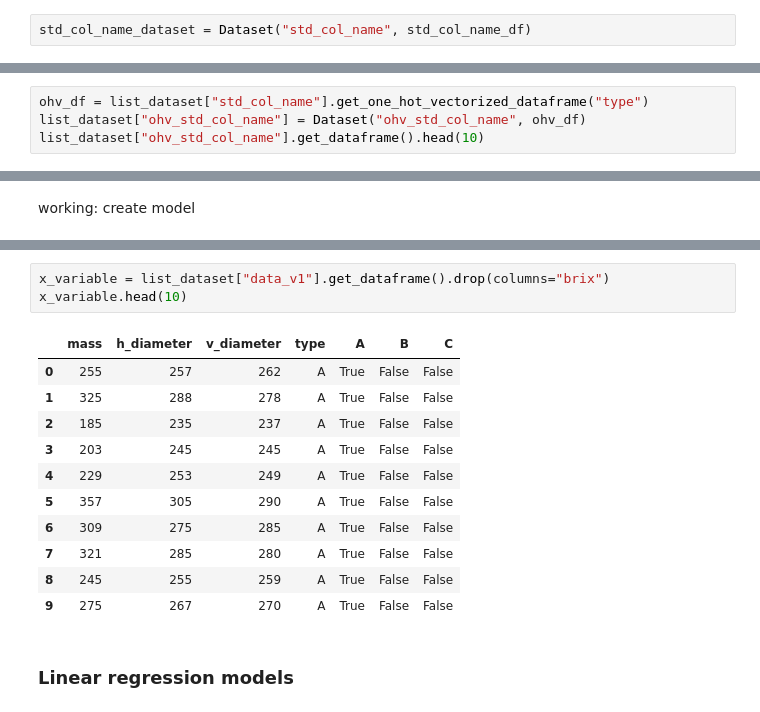
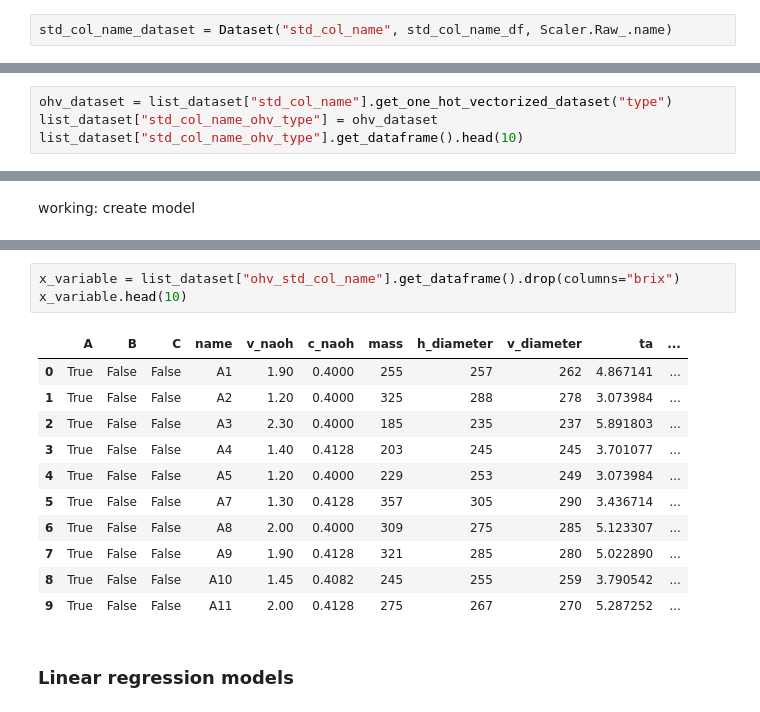
Before and after one commit to DucTrung1802/DS, a Jupyter notebook: Orange/orange.ipynb, the cells around one changed output, grey strips where cells are left out. Saved outputs shown, nothing was run; the diff lists cells and outputs as text.

```diff
--- a/Orange/orange.ipynb
+++ b/Orange/orange.ipynb
@@ -412,7 +429,7 @@ std_col_name_df.head(10)
 | 8 | A10 | 1.45 | 0.4082 | 245 | 255 | 259 | 9.5 | 3.790542 | 2.506238 | 5.709458 |
 | 9 | A11 | 2.00 | 0.4128 | 275 | 267 | 270 | 10.5 | 5.287252 | 1.985909 | 5.212748 |
 # %%
-std_col_name_dataset = Dataset("std_col_name", std_col_name_df)
+std_col_name_dataset = Dataset("std_col_name", std_col_name_df, Scaler.Raw_.name)
 # %%
 print(std_col_name_dataset.categorical_cols)
 print(std_col_name_dataset.numeric_cols)
@@ -566,7 +583,7 @@ if GENERATE_PLOTS:
 # %% [markdown]
 ### Create "ohv_std_col_name" dataframe: ["mass", "h_diameter", "v_diameter", "type", "brix", one-hot-vector-of-type]
 # %%
-ohv_df = list_dataset["std_col_name"].get_one_hot_vectorized_dataframe("type")
-list_dataset["ohv_std_col_name"] = Dataset("ohv_std_col_name", ohv_df)
-list_dataset["ohv_std_col_name"].get_dataframe().head(10)
+ohv_dataset = list_dataset["std_col_name"].get_one_hot_vectorized_dataset("type")
+list_dataset["std_col_name_ohv_type"] = ohv_dataset
+list_dataset["std_col_name_ohv_type"].get_dataframe().head(10)
 # %% [output]
@@ -591,18 +619,18 @@ KeyError: 'data_v1'
 # %%
-x_variable = list_dataset["data_v1"].get_dataframe().drop(columns="brix")
+x_variable = list_dataset["ohv_std_col_name"].get_dataframe().drop(columns="brix")
 x_variable.head(10)
 # %% [output]
-|  | mass | h_diameter | v_diameter | type | A | B | C |
-| 0 | 255 | 257 | 262 | A | True | False | False |
-| 1 | 325 | 288 | 278 | A | True | False | False |
-| 2 | 185 | 235 | 237 | A | True | False | False |
-| 3 | 203 | 245 | 245 | A | True | False | False |
-| 4 | 229 | 253 | 249 | A | True | False | False |
-| 5 | 357 | 305 | 290 | A | True | False | False |
-| 6 | 309 | 275 | 285 | A | True | False | False |
-| 7 | 321 | 285 | 280 | A | True | False | False |
-| 8 | 245 | 255 | 259 | A | True | False | False |
-| 9 | 275 | 267 | 270 | A | True | False | False |
+|  | A | B | C | name | v_naoh | c_naoh | mass | h_diameter | v_diameter | ta | ... |
+| 0 | True | False | False | A1 | 1.90 | 0.4000 | 255 | 257 | 262 | 4.867141 | ... |
+| 1 | True | False | False | A2 | 1.20 | 0.4000 | 325 | 288 | 278 | 3.073984 | ... |
+| 2 | True | False | False | A3 | 2.30 | 0.4000 | 185 | 235 | 237 | 5.891803 | ... |
+| 3 | True | False | False | A4 | 1.40 | 0.4128 | 203 | 245 | 245 | 3.701077 | ... |
+| 4 | True | False | False | A5 | 1.20 | 0.4000 | 229 | 253 | 249 | 3.073984 | ... |
+| 5 | True | False | False | A7 | 1.30 | 0.4128 | 357 | 305 | 290 | 3.436714 | ... |
+| 6 | True | False | False | A8 | 2.00 | 0.4000 | 309 | 275 | 285 | 5.123307 | ... |
+| 7 | True | False | False | A9 | 1.90 | 0.4128 | 321 | 285 | 280 | 5.022890 | ... |
+| 8 | True | False | False | A10 | 1.45 | 0.4082 | 245 | 255 | 259 | 3.790542 | ... |
+| 9 | True | False | False | A11 | 2.00 | 0.4128 | 275 | 267 | 270 | 5.287252 | ... |
 # %% [markdown]
 ### Linear regression models
 # %%
```
Also changed, not shown: parts of 4 cells of this notebook.
